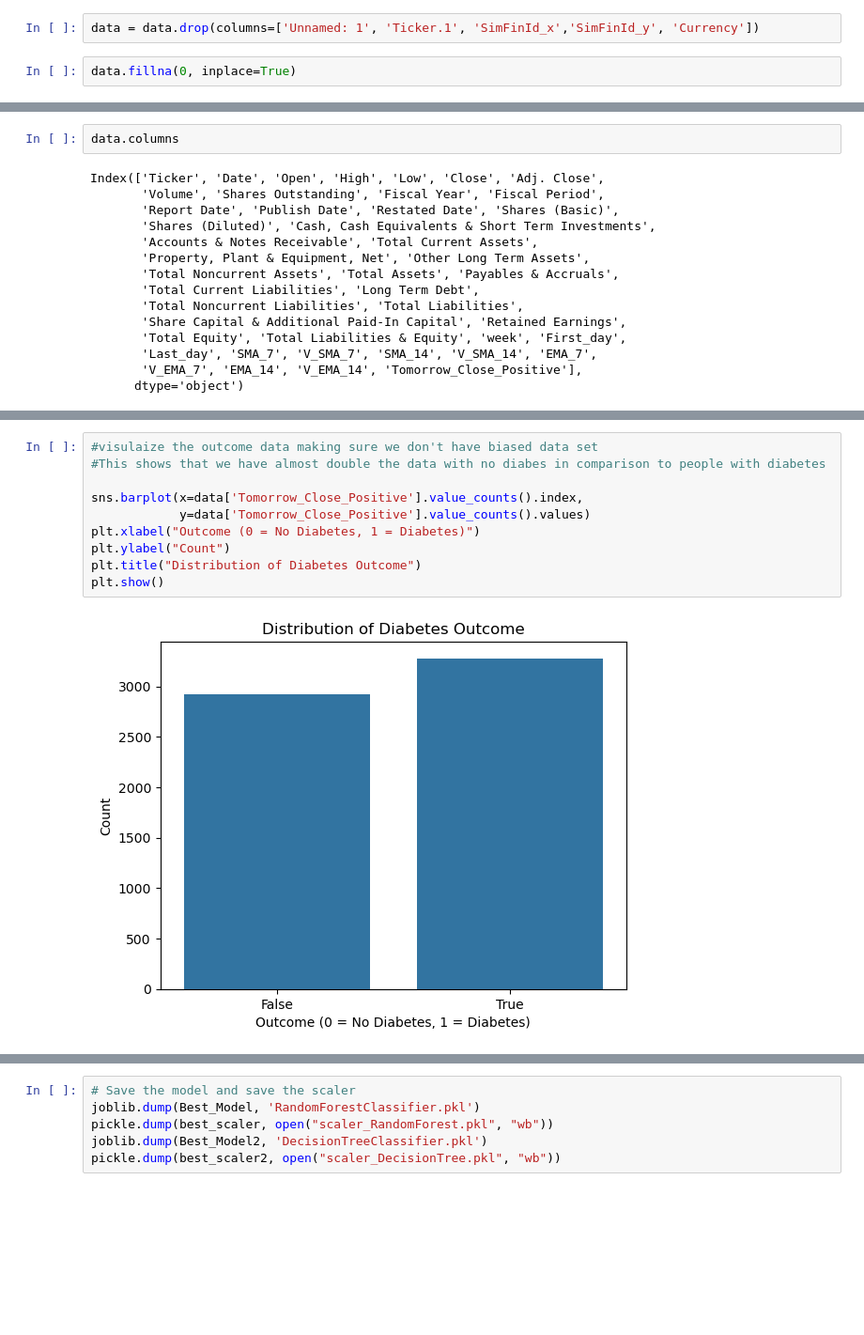
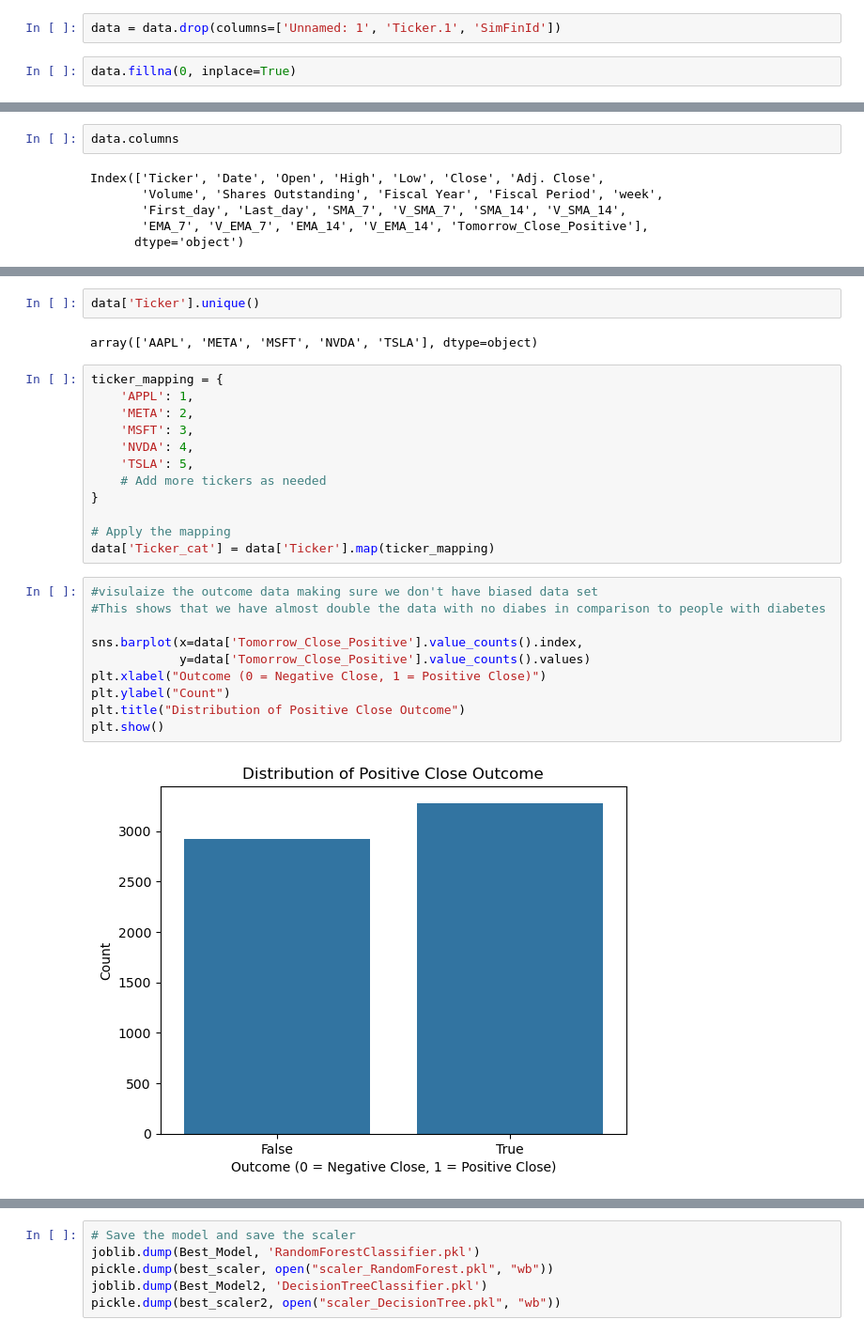
Before and after one commit to althwaos/Python2, a Jupyter notebook: ML.ipynb, the cells around one changed output, grey strips where cells are left out. Shown at 94% size. Cells and saved outputs as stored; diff of their text form; blank space fills up the shorter version.

```diff
--- a/ML.ipynb
+++ b/ML.ipynb
@@ -124,6 +115,6 @@ Index(['Ticker', 'Unnamed: 1', 'Ticker.1', 'SimFinId_x', 'Date', 'Open',
       dtype='object')
 # %%
-data = data.drop(columns=['Unnamed: 1', 'Ticker.1', 'SimFinId_x','SimFinId_y', 'Currency'])
+data = data.drop(columns=['Unnamed: 1', 'Ticker.1', 'SimFinId'])
 # %%
 data.fillna(0, inplace=True)
 # %%
@@ -166,18 +157,9 @@ data.select_dtypes(include=['object'])
 data.columns
 # %% [output]
 Index(['Ticker', 'Date', 'Open', 'High', 'Low', 'Close', 'Adj. Close',
-       'Volume', 'Shares Outstanding', 'Fiscal Year', 'Fiscal Period',
-       'Report Date', 'Publish Date', 'Restated Date', 'Shares (Basic)',
-       'Shares (Diluted)', 'Cash, Cash Equivalents & Short Term Investments',
-       'Accounts & Notes Receivable', 'Total Current Assets',
-       'Property, Plant & Equipment, Net', 'Other Long Term Assets',
-       'Total Noncurrent Assets', 'Total Assets', 'Payables & Accruals',
-       'Total Current Liabilities', 'Long Term Debt',
-       'Total Noncurrent Liabilities', 'Total Liabilities',
-       'Share Capital & Additional Paid-In Capital', 'Retained Earnings',
-       'Total Equity', 'Total Liabilities & Equity', 'week', 'First_day',
-       'Last_day', 'SMA_7', 'V_SMA_7', 'SMA_14', 'V_SMA_14', 'EMA_7',
-       'V_EMA_7', 'EMA_14', 'V_EMA_14', 'Tomorrow_Close_Positive'],
+       'Volume', 'Shares Outstanding', 'Fiscal Year', 'Fiscal Period', 'week',
+       'First_day', 'Last_day', 'SMA_7', 'V_SMA_7', 'SMA_14', 'V_SMA_14',
+       'EMA_7', 'V_EMA_7', 'EMA_14', 'V_EMA_14', 'Tomorrow_Close_Positive'],
       dtype='object')
 # %%
 #too much details
@@ -203,17 +185,33 @@ data[['Tomorrow_Close_Positive','Open', 'High', 'Low', 'Close', 'Adj. Close',
 | V_EMA_7 | 0.004142 | -0.715440 | -0.714175 | -0.717065 | -0.715543 | -0.711158 | 0.957586 | -0.048907 | 0.001306 | ... |
 | EMA_14 | -0.025966 | 0.997350 | 0.997320 | 0.996886 | 0.996899 | 0.996634 | -0.678631 | 0.008307 | -0.000665 | ... |
 | V_EMA_14 | 0.004078 | -0.726515 | -0.725407 | -0.727988 | -0.726633 | -0.722172 | 0.938044 | -0.043746 | 0.000917 | ... |
+# %%
+data['Ticker'].unique()
+# %% [output]
+array(['AAPL', 'META', 'MSFT', 'NVDA', 'TSLA'], dtype=object)
+# %%
+ticker_mapping = {
+    'APPL': 1,
+    'META': 2,
+    'MSFT': 3,
+    'NVDA': 4,
+    'TSLA': 5,
+    # Add more tickers as needed
+}
+
+# Apply the mapping
+data['Ticker_cat'] = data['Ticker'].map(ticker_mapping)
 # %%
 #visulaize the outcome data making sure we don't have biased data set
 #This shows that we have almost double the data with no diabes in comparison to people with diabetes
 
 sns.barplot(x=data['Tomorrow_Close_Positive'].value_counts().index,
             y=data['Tomorrow_Close_Positive'].value_counts().values)
-plt.xlabel("Outcome (0 = No Diabetes, 1 = Diabetes)")
+plt.xlabel("Outcome (0 = Negative Close, 1 = Positive Close)")
 plt.ylabel("Count")
-plt.title("Distribution of Diabetes Outcome")
+plt.title("Distribution of Positive Close Outcome")
 plt.show()
 # %% [output]
-[figure, old version]
+[figure, new version]
 # %%
 y = data['Tomorrow_Close_Positive']
```
Also changed, not shown: parts of 8 cells of this notebook, 5 other files.
